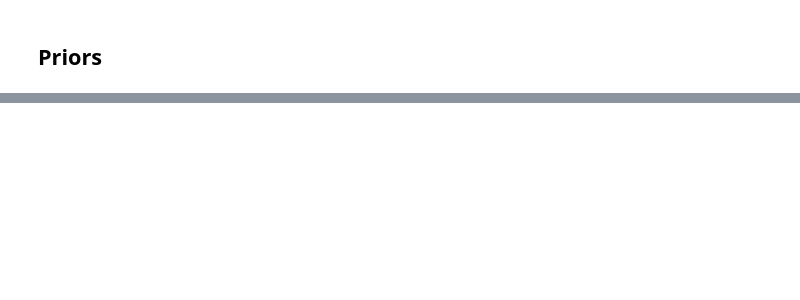
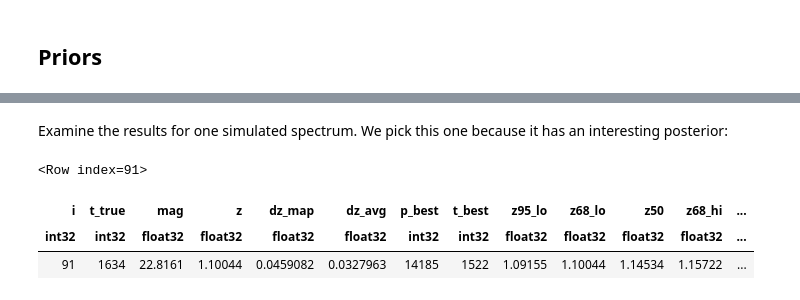
Before and after one commit to dkirkby/bayez, a Jupyter notebook: docs/nb/BayezExamples.ipynb, the cells around one changed output, grey strips where cells are left out. Drawn from its saved outputs; the diff is of its cells as text; code cells hidden in the pictures; blank space fills up the shorter version.

```diff
--- a/docs/nb/BayezExamples.ipynb
+++ b/docs/nb/BayezExamples.ipynb
@@ -96,3 +108,3 @@ Run a small batch test of 5 examples:
 # %%
-bayez.estimator.estimate_batch(qso_estimator, 5, qso_sampler, simulator4, seed=1)
+results = bayez.analysis.estimate_batch(qso_estimator, 100, qso_sampler, simulator4, seed=11)
 # %% [output]
@@ -107 +113,10 @@ bayez.estimator.estimate_batch(qso_estimator, 5, qso_sampler, simulator4, seed=1
+# %% [markdown]
+Examine the results for one simulated spectrum.  We pick this one because it has an interesting posterior:
+# %%
+results[91]
+# %% [output]
+<Row index=91>
+| i | t_true | mag | z | dz_map | dz_avg | p_best | t_best | z95_lo | z68_lo | z50 | z68_hi | ... |
+| int32 | int32 | float32 | float32 | float32 | float32 | int32 | int32 | float32 | float32 | float32 | float32 | ... |
+| 91 | 1634 | 22.8161 | 1.10044 | 0.0459082 | 0.0327963 | 14185 | 1522 | 1.09155 | 1.10044 | 1.14534 | 1.15722 | ... |
 # %% [markdown]
```
Also changed, not shown: parts of 28 cells of this notebook.
